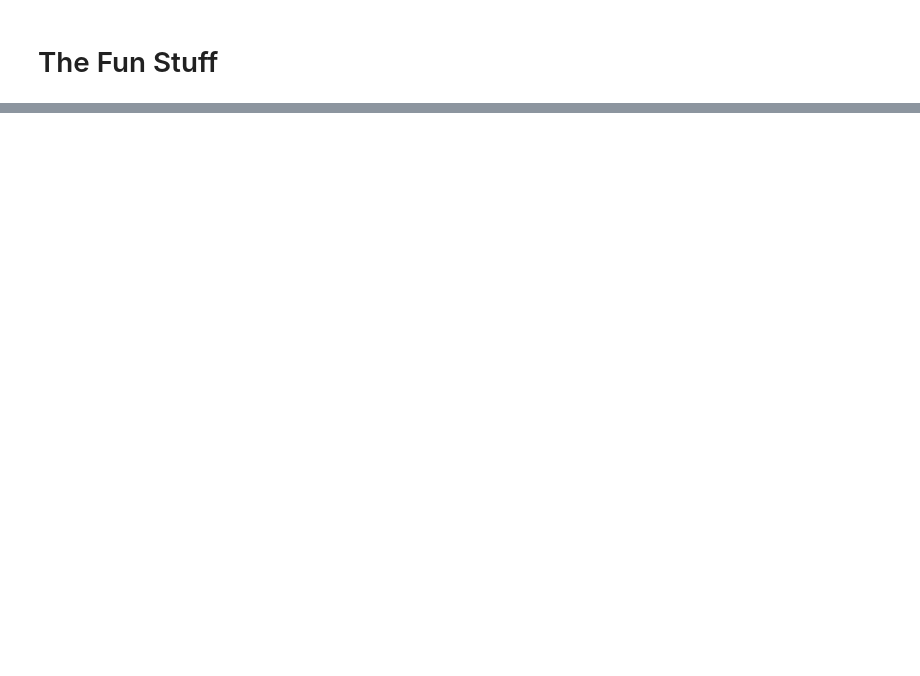
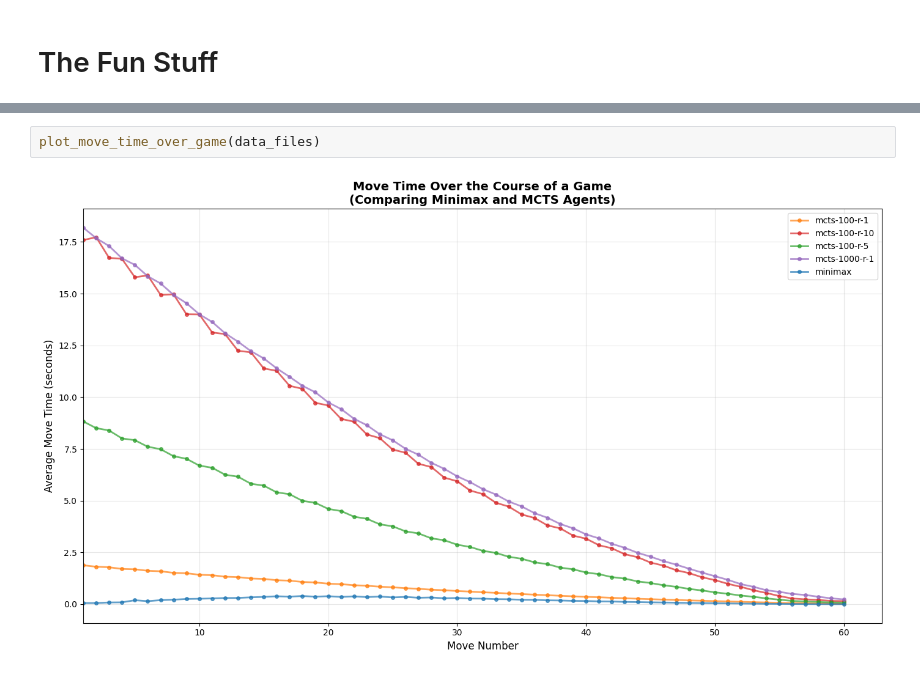
Before and after one commit to ViviVoid/othello-ai, a Jupyter notebook: mcts-analysis.ipynb, the cells around one changed output, grey strips where cells are left out. Drawn from its saved outputs; the diff is of its cells as text; blank space fills up the shorter version.

Commit message:
more plots for mcts/minimax

```diff
--- a/mcts-analysis.ipynb
+++ b/mcts-analysis.ipynb
@@ -474,0 +1181,4 @@ minimax-vs-mcts-100-r-1.json   100      79.0     18.0     3.0      30.0       27
+# %%
+plot_move_time_over_game(data_files)
+# %% [output]
+[figure, added]
```
Also changed, not shown: parts of 8 cells of this notebook.
